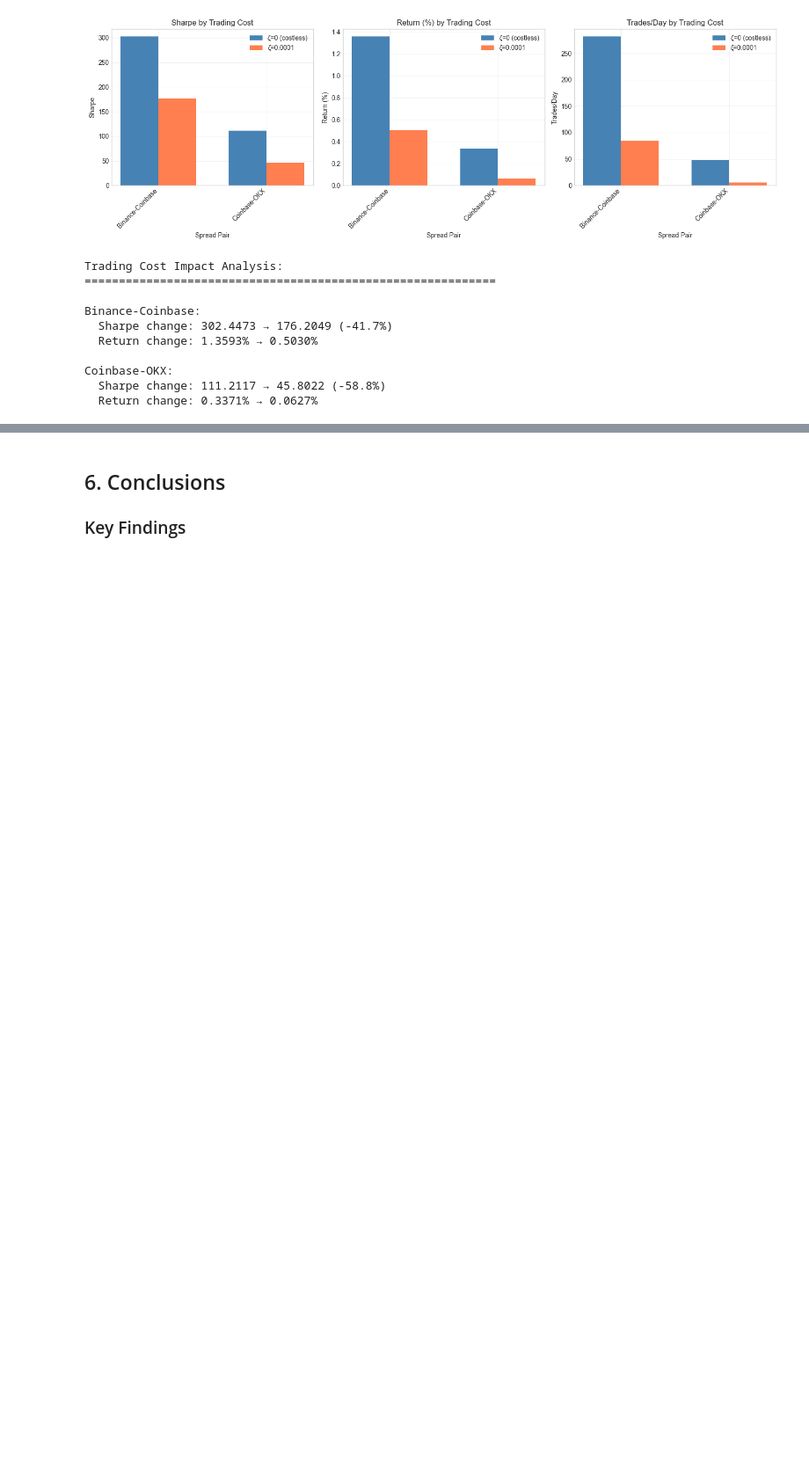
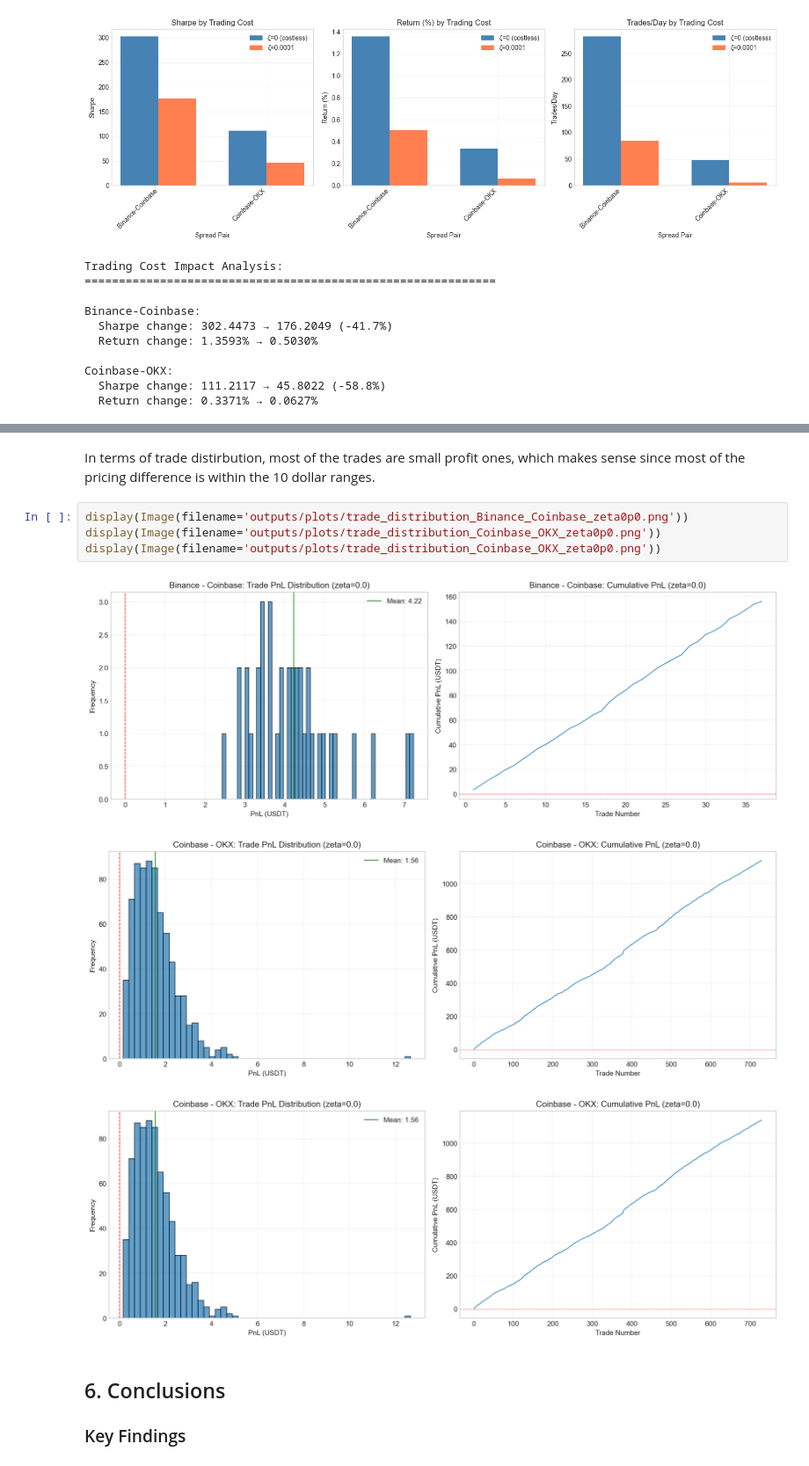
Before and after one commit to amywangyx1022/qts_project, a Jupyter notebook: week2/crypto_spread_analysis.ipynb, the cells around one changed output, grey strips where cells are left out. Shown at 88% size. Drawn from its saved outputs; the diff is of its cells as text; blank space fills up the shorter version.

```diff
--- a/week2/crypto_spread_analysis.ipynb
+++ b/week2/crypto_spread_analysis.ipynb
@@ -889,3 +792,13 @@ plt.show()
+# %% [markdown]
+In terms of trade distirbution, most of the trades are small profit ones, which makes sense since most of the pricing difference is within the 10 dollar ranges.
+# %%
+display(Image(filename='outputs/plots/trade_distribution_Binance_Coinbase_zeta0p0.png'))
+display(Image(filename='outputs/plots/trade_distribution_Coinbase_OKX_zeta0p0.png'))
+display(Image(filename='outputs/plots/trade_distribution_Coinbase_OKX_zeta0p0.png'))
+# %% [output]
+[figure, added]
+[figure, added]
+[figure, added]
 # %% [markdown]
 ## 6. Conclusions
 
```
Also changed, not shown: parts of 16 cells of this notebook, 17 other files.
